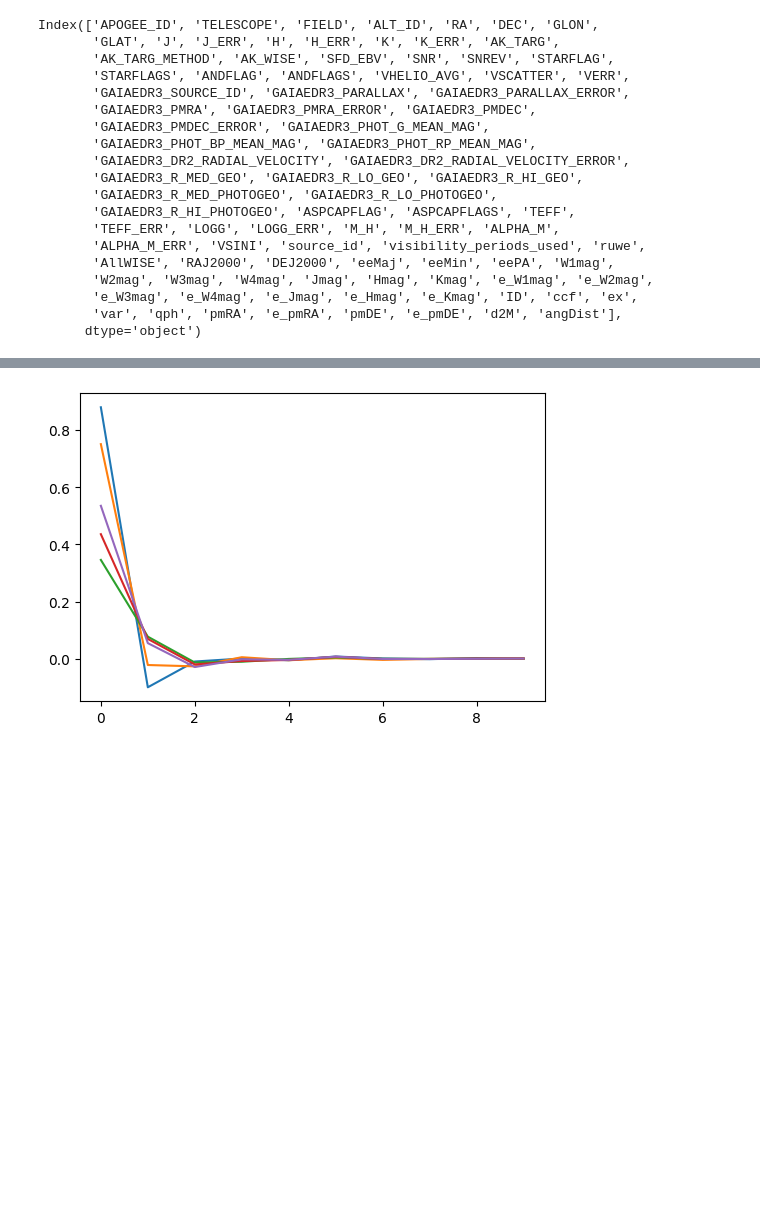
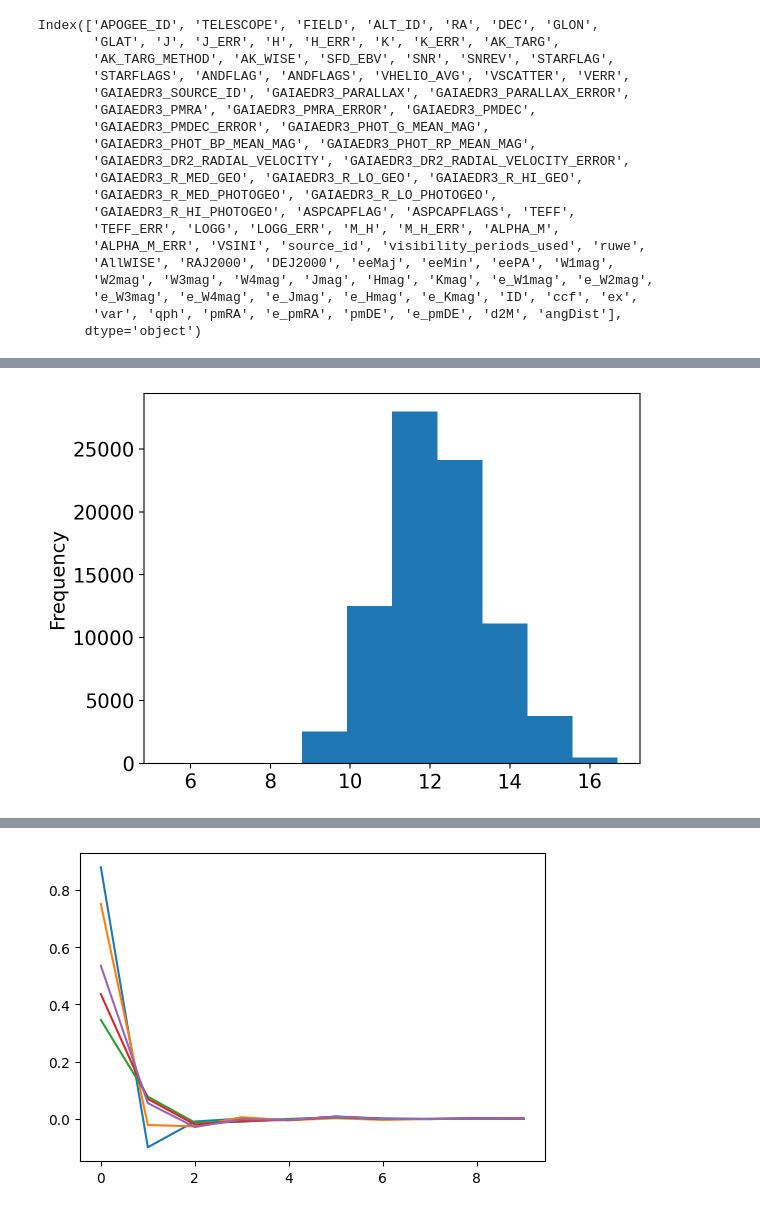
Before and after one commit to jiadonglee/aspgap, a Jupyter notebook: docs/gaiaXP_pre.ipynb, the cells around one changed output, grey strips where cells are left out. Saved outputs shown, nothing was run; the diff lists cells and outputs as text; code cells hidden in the pictures; blank space fills up the shorter version.

```diff
--- a/docs/gaiaXP_pre.ipynb
+++ b/docs/gaiaXP_pre.ipynb
@@ -13,5 +13,21 @@ from astropy.table import Table, join
 from astropy.io import fits
 from tqdm import tqdm
 import numpy as np
+# %%
+%matplotlib inline
+%config InlineBackend.figure_format = "retina"
+import matplotlib
+from matplotlib import rcParams
+import matplotlib.pyplot as plt
+rcParams["savefig.dpi"] = 100
+rcParams["figure.dpi"] = 100
+rcParams["font.size"] = 14
+
+import numpy as np
+import pandas as pd
+from tqdm import tqdm
+import cmasher as cmr
+
+from matplotlib import colors
 # %%
 from astroquery.gaia import Gaia
@@ -178,9 +209,11 @@ df_xpcontinous = pd.DataFrame(
 df_xpcontinous = df_xpcontinous.merge(
     df_raw[[
         'GAIAEDR3_SOURCE_ID', 'J', 'J_ERR', 'H', 'H_ERR', 'K', 'K_ERR',
+        'GAIAEDR3_PARALLAX', 'GAIAEDR3_PARALLAX_ERROR', 'GAIAEDR3_PHOT_G_MEAN_MAG',
+       'GAIAEDR3_PHOT_BP_MEAN_MAG', 'GAIAEDR3_PHOT_RP_MEAN_MAG',
         'TEFF', 'TEFF_ERR', 'LOGG', 'LOGG_ERR', 'M_H', 'M_H_ERR', 'ALPHA_M', 'ALPHA_M_ERR',
         'W1mag', 'W2mag', 'W3mag', 'W4mag', 'Jmag', 'Hmag', 'Kmag', 'e_W1mag', 'e_W2mag',
-        'qph_w1', 'qph_w2'
+        'qph_w1', 'qph_w2',
            ]],
     left_on='source_id', right_on='GAIAEDR3_SOURCE_ID', how='left')
 
@@ -199,0 +233,4 @@ df_xpcontinous.head()
+# %%
+df_xpcontinous['GAIAEDR3_PHOT_G_MEAN_MAG'].plot(kind='hist');
+# %% [output]
+[figure, added]
```
Also changed, not shown: parts of 55 cells of this notebook, 18 other files.
